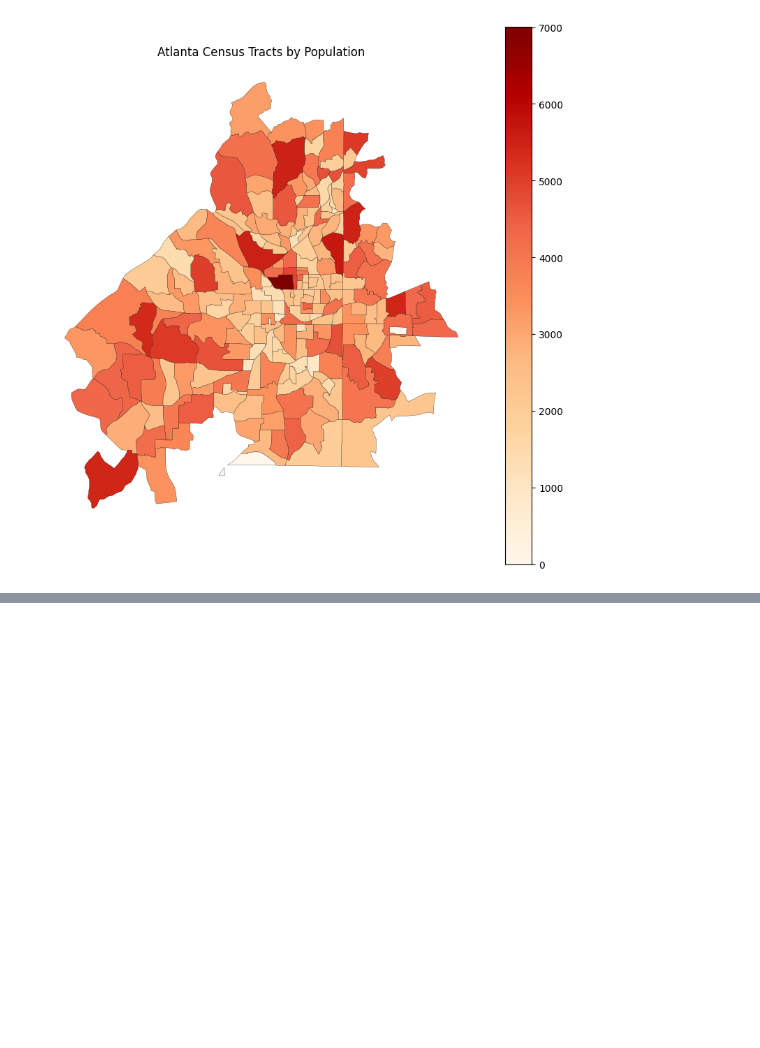
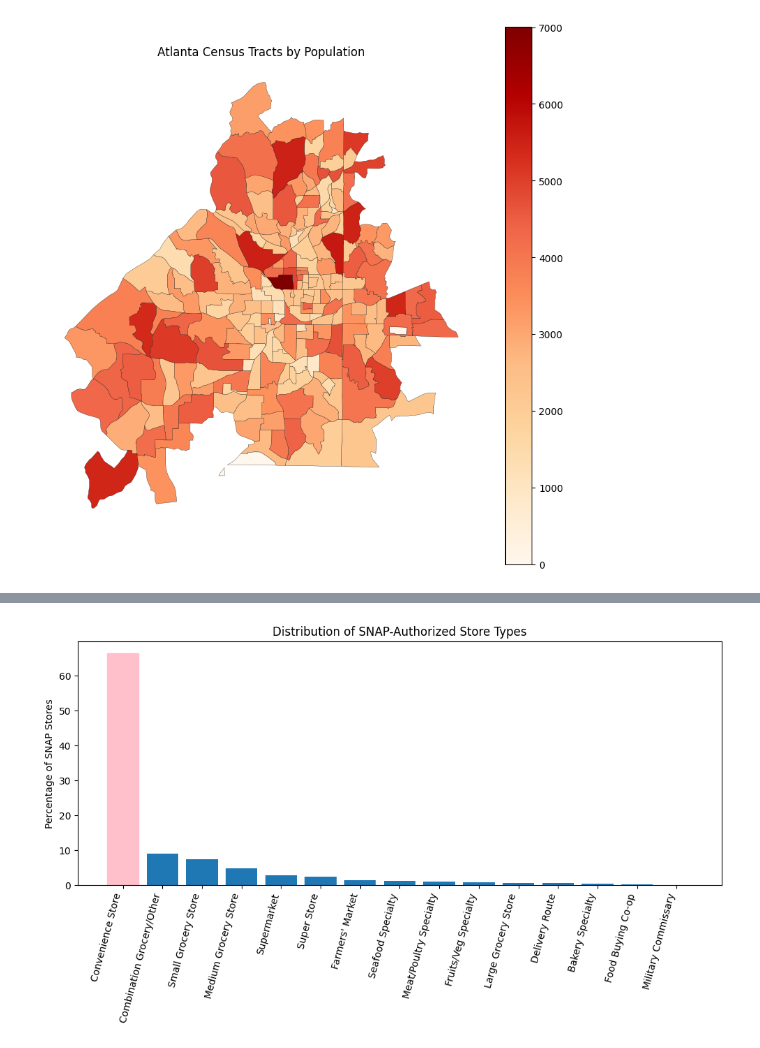
Before and after one commit to savannah-drake/fresh-food-access-dashboard, a Jupyter notebook: FreshFoodAcessDashboard-InvestATL/notebooks/eda.ipynb, the cells around one changed output, grey strips where cells are left out. Cells and saved outputs as stored; diff of their text form; code cells hidden in the pictures; blank space fills up the shorter version.

Commit message:
Dashboard & additional SNAP retailers data

```diff
--- a/FreshFoodAcessDashboard-InvestATL/notebooks/eda.ipynb
+++ b/FreshFoodAcessDashboard-InvestATL/notebooks/eda.ipynb
@@ -10,6 +10,7 @@ marta = gpd.read_file("../data/marta/MARTA_Routes_geospatial.csv")
 ##snap = gpd.read_file("../data/snap/snap_2025_atl.shp")
 # limited snap geospatial snap data
 txp = gpd.read_file("../data/txp/Tax_Parcels_2025.shp")
+snap = gpd.read_file("../data/snap/snap_retailers.csv")
 # %% [markdown]
 LILA (Who needs food access?)
 - Areas where people both need food access and don't have it
@@ -119,0 +222,29 @@ plt.show()
+# %%
+import matplotlib.pyplot as plt
+
+# Get counts
+counts = snap['Store Type'].value_counts()
+
+# Convert to percentages
+percent = counts / counts.sum() * 100
+
+# Sort for readability
+percent = percent.sort_values(ascending=False)
+
+# Plot
+plt.figure(figsize=(10,6))
+bars = plt.bar(percent.index, percent.values)
+
+# Highlight convenience stores
+for i, label in enumerate(percent.index):
+    if label == 'Convenience Store':
+        bars[i].set_color('pink')
+
+plt.xticks(rotation=75, ha='right')
+plt.ylabel('Percentage of SNAP Stores')
+plt.title('Distribution of SNAP-Authorized Store Types')
+
+plt.tight_layout()
+plt.show()
+# %% [output]
+[figure, added]
```
Also changed, not shown: parts of 3 cells of this notebook, 7 other files.
